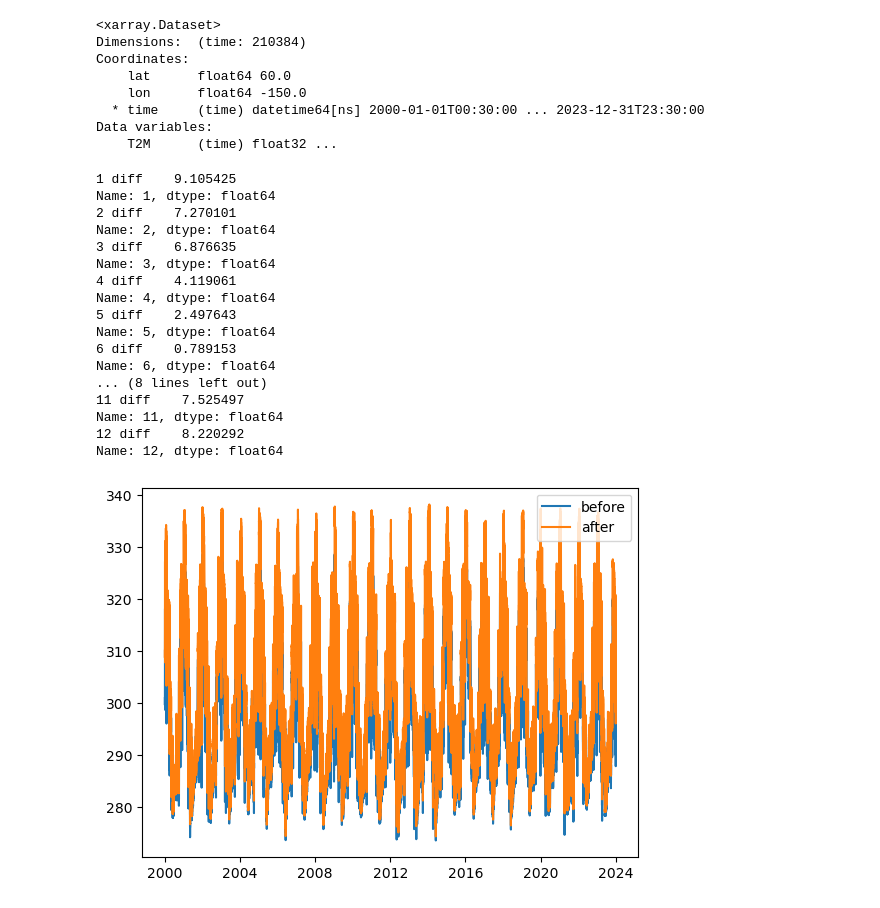
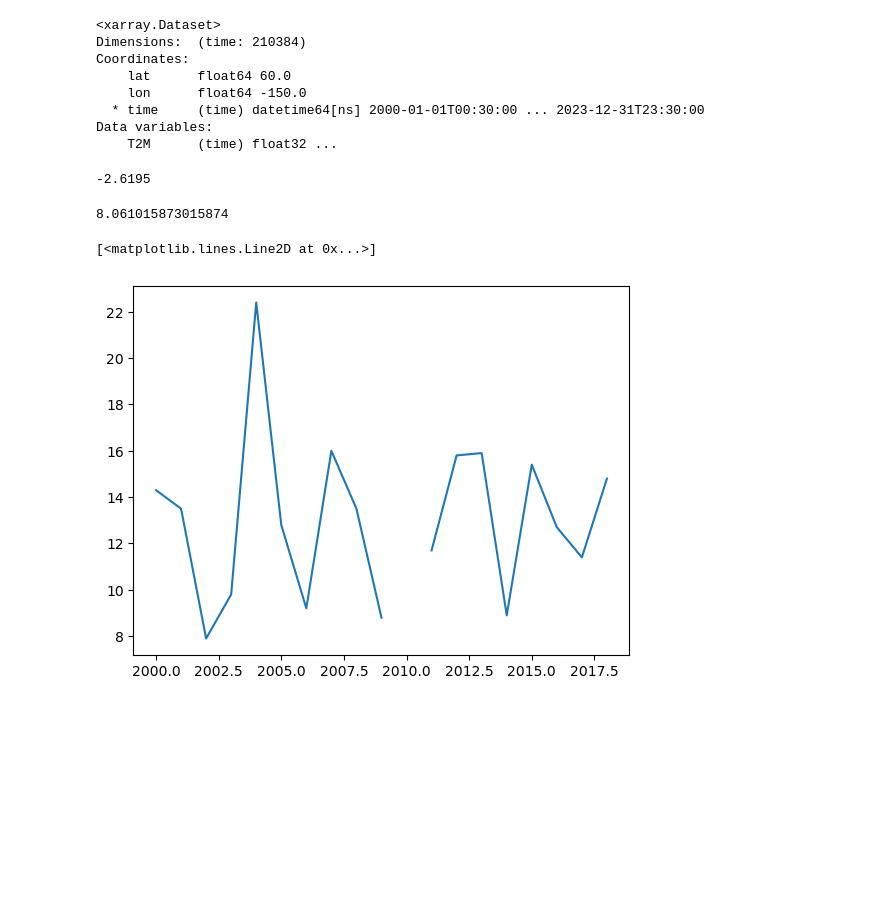
Before and after one commit to drounce/PyGEM, a Jupyter notebook: climate_plotting.ipynb, the cells around one changed output. Cells and saved outputs as stored; diff of their text form; code cells hidden in the pictures; blank space fills up the shorter version.

```diff
--- a/climate_plotting.ipynb
+++ b/climate_plotting.ipynb
@@ -102,4 +110,19 @@ def get_point_ds(GCM,var):
     eds = eds.sel({latname:lat,lonname:lon})
     elev = eds[elevname].to_numpy()[0] / 9.81
     return ds,elev
+# %%
+# input processing of AWS dataset
+AWS_elev = 2280
+df_AWS = pd.read_csv(fp_AWS,index_col=0)
+df_AWS.index = pd.to_datetime(df_AWS.index)
+# df_AWS.fillna({'Precip_Weighing_Incremental':df_AWS['Precip_Stage_Incremental']*1.48},inplace=True)
+if start >= df_AWS.index[0] and end <= df_AWS.index[len(df_AWS)-1]:
+    df_AWS = df_AWS.loc[pd.date_range(start,end,freq='h')]
+else:
+    start = pd.to_datetime(df_AWS.index[0])
+    end = pd.to_datetime(df_AWS.index[len(df_AWS)-1])
+
+# df_AWS = df_AWS['Precip_Weighing_Incremental']
+# df_AWS = df_AWS['site_temp_USGS']
+df_AWS = df_AWS[var]
 # %%
@@ -207,33 +291,32 @@ Coordinates:
   * time     (time) datetime64[ns] 2000-01-01T00:30:00 ... 2023-12-31T23:30:00
 Data variables:
     T2M      (time) float32 ...
-# %%
-ds_before = ds.copy(deep=True)
-for month in df.index:
-    print(month,df.loc[month])
-    idx = np.where(ds.coords['time'].dt.month.values == month)[0]
-    ds[{'time':idx}] = ds[{'time':idx}] + df.loc[month]['diff']
-plt.plot(ds.coords['time'],ds_before['T2M'].values,label='before')
-plt.plot(ds.coords['time'],ds['T2M'].values,label='after')
-
-plt.legend()
-plt.show()
-# %% [output]
-1 diff    9.105425
-Name: 1, dtype: float64
-2 diff    7.270101
-Name: 2, dtype: float64
-3 diff    6.876635
-Name: 3, dtype: float64
-4 diff    4.119061
-Name: 4, dtype: float64
-5 diff    2.497643
-Name: 5, dtype: float64
-6 diff    0.789153
-Name: 6, dtype: float64
-... (8 lines left out)
-11 diff    7.525497
-Name: 11, dtype: float64
-12 diff    8.220292
-Name: 12, dtype: float64
-[figure, removed]
+# %%
+(1480-1077)*-0.0065
+# %% [output]
+-2.6195
+# %%
+df=pd.read_csv('/home/claire/research/climate_data/AWS/Gulkana/LVL2/gulkana1480_hourly_LVL2.csv')
+df.index = pd.to_datetime(df['local_time'])
+all_temps = []
+yearly_avgs = []
+for year in np.arange(2000,2019):
+    all_dates = []
+    for day in np.arange(18,23):
+        start = pd.to_datetime(f'{year}/06/{day} 10:00')
+        end = pd.to_datetime(f'{year}/06/{day+1} 20:00')
+        dates = pd.date_range(start,end,freq='h')
+        all_dates.append(dates)
+    all_dates = np.array(all_dates).ravel()
+    all_temps.append(df['site_temp_USGS'].loc[all_dates])
+    yearly_avgs.append(np.max(df['site_temp_USGS'].loc[all_dates]))
+all_temps = np.array(all_temps).ravel()
+all_temps = all_temps[~np.isnan(all_temps)]
+print(np.mean(all_temps))
+# %% [output]
+8.061015873015874
+# %%
+plt.plot(np.arange(2000,2019),yearly_avgs)
+# %% [output]
+[<matplotlib.lines.Line2D at 0x...>]
+[figure, added]
```
Also changed, not shown: parts of 18 cells of this notebook, 26 other files.
